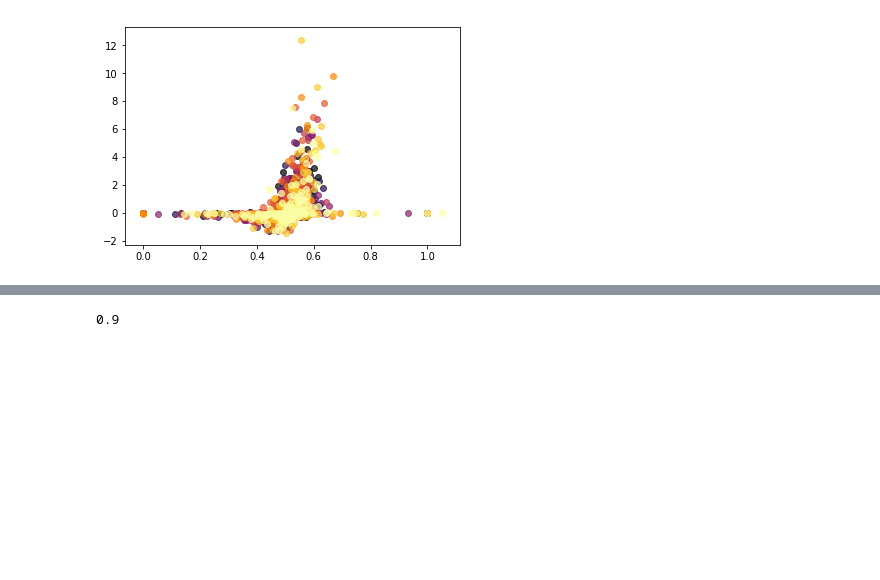
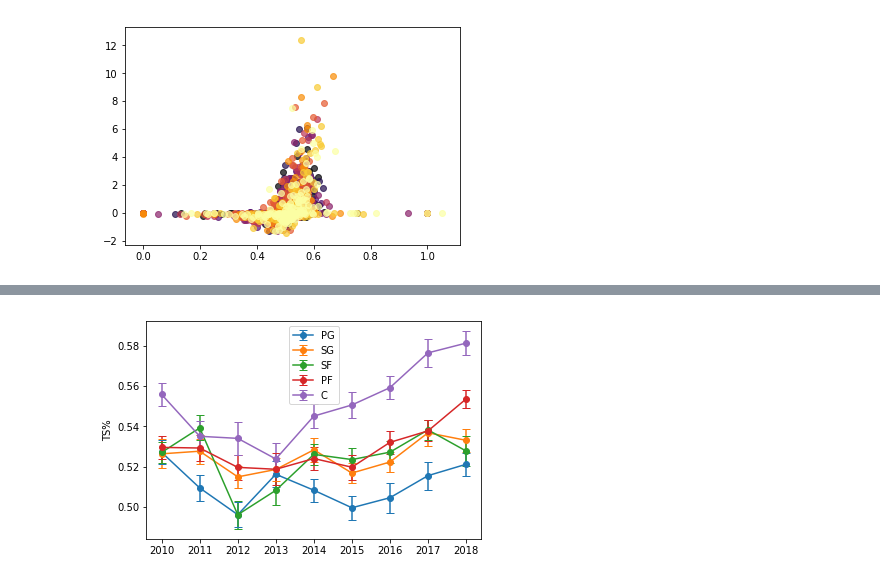
Before and after one commit to rohannramesh/Basketball_predictions, a Jupyter notebook: get_yearly_data.ipynb, the cells around one changed output, grey strips where cells are left out. Drawn from its saved outputs; the diff is of its cells as text; code cells hidden in the pictures; blank space fills up the shorter version.

```diff
--- a/get_yearly_data.ipynb
+++ b/get_yearly_data.ipynb
@@ -251,4 +254,19 @@ for curr_stat in numeric_headers:
-# %%
-print(All_df['2018'].iloc[0,2])
-# %% [output]
-0.9
+# %%
+# lets make a plot for any given category and just show it change across years
+from scipy import stats
+curr_stat = 'TS%'
+pos_list = ['PG', 'SG', 'SF', 'PF', 'C']
+for curr_pos in pos_list:
+    curr_mean = []
+    curr_sem = []
+    for curr_year in range(2010,2019):
+        idx = (Yearly_df[str(curr_year)]['Pos'] == curr_pos) & (Yearly_df[str(curr_year)]['MP'] > 10)
+        curr_vec = Yearly_df_adv[str(curr_year)][curr_stat][idx]
+        curr_mean.append(np.nanmean(curr_vec))
+        curr_sem.append(stats.sem(curr_vec,nan_policy='omit'))
+    plt.errorbar(range(2010,2019),curr_mean,curr_sem,marker='o',capsize=4)
+plt.legend(pos_list,loc='best')
+plt.ylabel(curr_stat)
+plt.show()
+# %% [output]
+[figure, added]
```
Also changed, not shown: parts of 2 cells of this notebook.
